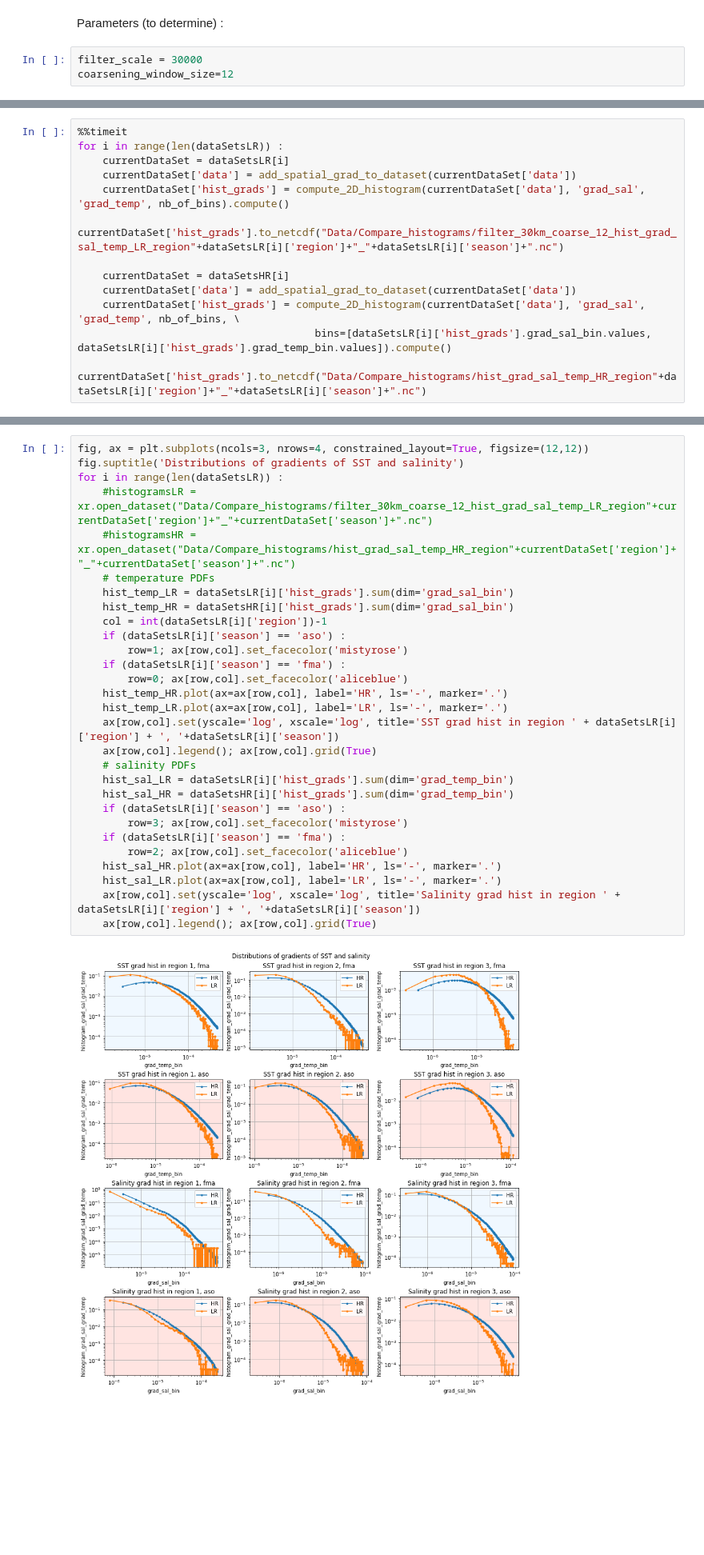
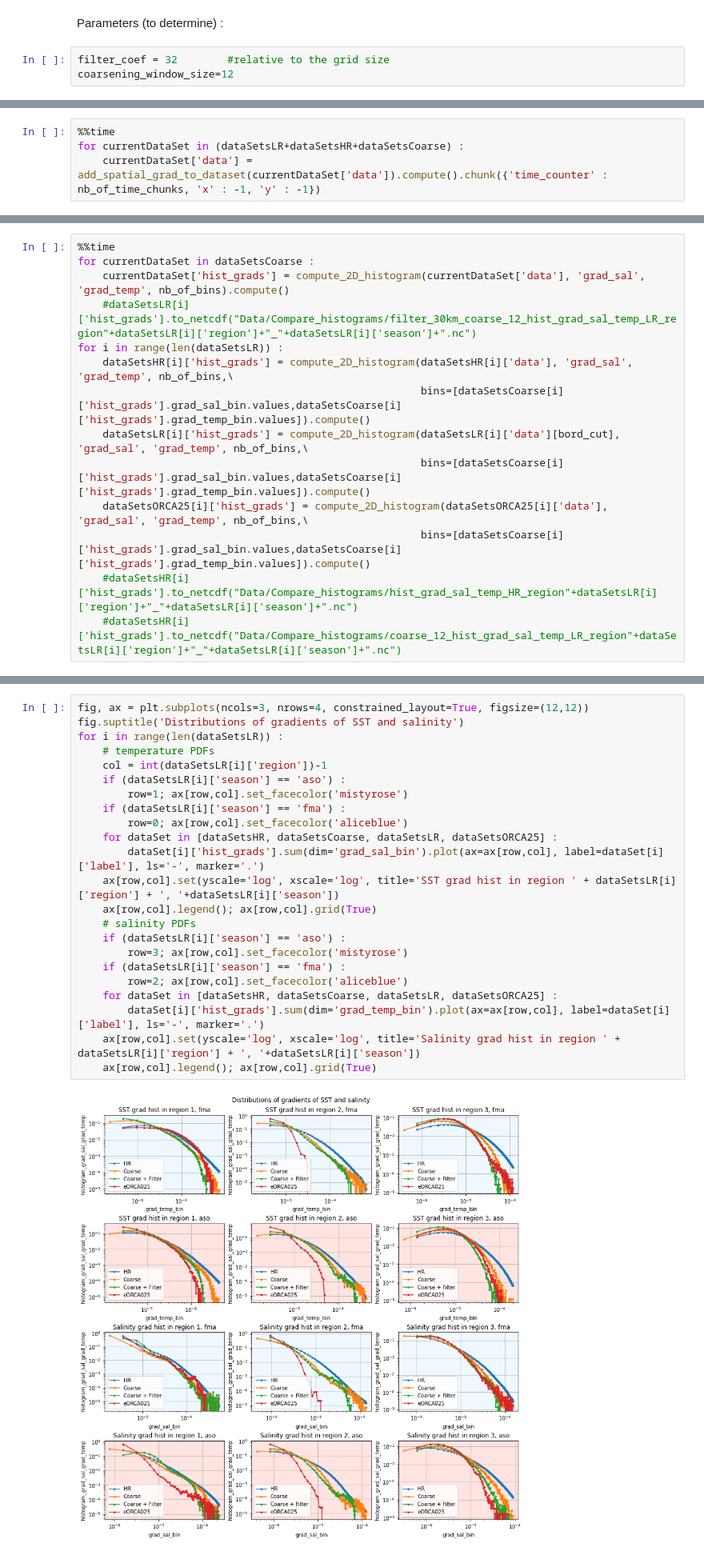
Before and after one commit to anastasiaGor/oceanDataNotebooks, a Jupyter notebook: gcm_filter/histograms_spec_regions.ipynb, the cells around one changed output, grey strips where cells are left out. Shown at 80% size. Cells and saved outputs as stored; diff of their text form; blank space fills up the shorter version.

```diff
--- a/gcm_filter/histograms_spec_regions.ipynb
+++ b/gcm_filter/histograms_spec_regions.ipynb
@@ -190,7 +231,7 @@ Wall time: 1.28 s
 # %% [markdown]
 Parameters (to determine) :
 # %%
-filter_scale = 30000
+filter_coef = 32        #relative to the grid size
 coarsening_window_size=12
 # %%
 def downsample(data, window_size, area_2d, wet_mask) :
@@ -451,14 +492,5 @@ def add_spatial_grad_to_dataset(input_dataset) :
 # %%
-%%timeit
-for i in range(len(dataSetsLR)) :
-    currentDataSet = dataSetsLR[i]
-    currentDataSet['data'] = add_spatial_grad_to_dataset(currentDataSet['data'])
-    currentDataSet['hist_grads'] = compute_2D_histogram(currentDataSet['data'], 'grad_sal', 'grad_temp', nb_of_bins).compute()
-    currentDataSet['hist_grads'].to_netcdf("Data/Compare_histograms/filter_30km_coarse_12_hist_grad_sal_temp_LR_region"+dataSetsLR[i]['region']+"_"+dataSetsLR[i]['season']+".nc")
-
-    currentDataSet = dataSetsHR[i]
-    currentDataSet['data'] = add_spatial_grad_to_dataset(currentDataSet['data'])
-    currentDataSet['hist_grads'] = compute_2D_histogram(currentDataSet['data'], 'grad_sal', 'grad_temp', nb_of_bins, \
-                                      bins=[dataSetsLR[i]['hist_grads'].grad_sal_bin.values, dataSetsLR[i]['hist_grads'].grad_temp_bin.values]).compute()
-    currentDataSet['hist_grads'].to_netcdf("Data/Compare_histograms/hist_grad_sal_temp_HR_region"+dataSetsLR[i]['region']+"_"+dataSetsLR[i]['season']+".nc")
+%%time
+for currentDataSet in (dataSetsLR+dataSetsHR+dataSetsCoarse) :
+    currentDataSet['data'] = add_spatial_grad_to_dataset(currentDataSet['data']).compute().chunk({'time_counter' : nb_of_time_chunks, 'x' : -1, 'y' : -1})
 # %% [output]
@@ -465,0 +499,14 @@ for i in range(len(dataSetsLR)) :
+# %%
+%%time
+for currentDataSet in dataSetsCoarse :
+    currentDataSet['hist_grads'] = compute_2D_histogram(currentDataSet['data'], 'grad_sal', 'grad_temp', nb_of_bins).compute()
+    #dataSetsLR[i]['hist_grads'].to_netcdf("Data/Compare_histograms/filter_30km_coarse_12_hist_grad_sal_temp_LR_region"+dataSetsLR[i]['region']+"_"+dataSetsLR[i]['season']+".nc")
+for i in range(len(dataSetsLR)) :
+    dataSetsHR[i]['hist_grads'] = compute_2D_histogram(dataSetsHR[i]['data'], 'grad_sal', 'grad_temp', nb_of_bins,\
+                                                       bins=[dataSetsCoarse[i]['hist_grads'].grad_sal_bin.values,dataSetsCoarse[i]['hist_grads'].grad_temp_bin.values]).compute()
+    dataSetsLR[i]['hist_grads'] = compute_2D_histogram(dataSetsLR[i]['data'][bord_cut], 'grad_sal', 'grad_temp', nb_of_bins,\
+                                                       bins=[dataSetsCoarse[i]['hist_grads'].grad_sal_bin.values,dataSetsCoarse[i]['hist_grads'].grad_temp_bin.values]).compute()
+    dataSetsORCA25[i]['hist_grads'] = compute_2D_histogram(dataSetsORCA25[i]['data'], 'grad_sal', 'grad_temp', nb_of_bins,\
+                                                       bins=[dataSetsCoarse[i]['hist_grads'].grad_sal_bin.values,dataSetsCoarse[i]['hist_grads'].grad_temp_bin.values]).compute()
+    #dataSetsHR[i]['hist_grads'].to_netcdf("Data/Compare_histograms/hist_grad_sal_temp_HR_region"+dataSetsLR[i]['region']+"_"+dataSetsLR[i]['season']+".nc")
+    #dataSetsHR[i]['hist_grads'].to_netcdf("Data/Compare_histograms/coarse_12_hist_grad_sal_temp_LR_region"+dataSetsLR[i]['region']+"_"+dataSetsLR[i]['season']+".nc")
@@ -466,32 +516,26 @@ for i in range(len(dataSetsLR)) :
 # %%
 fig, ax = plt.subplots(ncols=3, nrows=4, constrained_layout=True, figsize=(12,12))
 fig.suptitle('Distributions of gradients of SST and salinity')
 for i in range(len(dataSetsLR)) :
-    #histogramsLR = xr.open_dataset("Data/Compare_histograms/filter_30km_coarse_12_hist_grad_sal_temp_LR_region"+currentDataSet['region']+"_"+currentDataSet['season']+".nc")
-    #histogramsHR = xr.open_dataset("Data/Compare_histograms/hist_grad_sal_temp_HR_region"+currentDataSet['region']+"_"+currentDataSet['season']+".nc")
     # temperature PDFs
-    hist_temp_LR = dataSetsLR[i]['hist_grads'].sum(dim='grad_sal_bin')
-    hist_temp_HR = dataSetsHR[i]['hist_grads'].sum(dim='grad_sal_bin')
     col = int(dataSetsLR[i]['region'])-1
     if (dataSetsLR[i]['season'] == 'aso') :
         row=1; ax[row,col].set_facecolor('mistyrose')
     if (dataSetsLR[i]['season'] == 'fma') :
         row=0; ax[row,col].set_facecolor('aliceblue')
-    hist_temp_HR.plot(ax=ax[row,col], label='HR', ls='-', marker='.')
-    hist_temp_LR.plot(ax=ax[row,col], label='LR', ls='-', marker='.')
+    for dataSet in [dataSetsHR, dataSetsCoarse, dataSetsLR, dataSetsORCA25] :
+        dataSet[i]['hist_grads'].sum(dim='grad_sal_bin').plot(ax=ax[row,col], label=dataSet[i]['label'], ls='-', marker='.')
     ax[row,col].set(yscale='log', xscale='log', title='SST grad hist in region ' + dataSetsLR[i]['region'] + ', '+dataSetsLR[i]['season'])
     ax[row,col].legend(); ax[row,col].grid(True)
     # salinity PDFs
-    hist_sal_LR = dataSetsLR[i]['hist_grads'].sum(dim='grad_temp_bin')
-    hist_sal_HR = dataSetsHR[i]['hist_grads'].sum(dim='grad_temp_bin')
     if (dataSetsLR[i]['season'] == 'aso') :
         row=3; ax[row,col].set_facecolor('mistyrose')
     if (dataSetsLR[i]['season'] == 'fma') :
         row=2; ax[row,col].set_facecolor('aliceblue')
-    hist_sal_HR.plot(ax=ax[row,col], label='HR', ls='-', marker='.')
-    hist_sal_LR.plot(ax=ax[row,col], label='LR', ls='-', marker='.')
+    for dataSet in [dataSetsHR, dataSetsCoarse, dataSetsLR, dataSetsORCA25] :
+        dataSet[i]['hist_grads'].sum(dim='grad_temp_bin').plot(ax=ax[row,col], label=dataSet[i]['label'], ls='-', marker='.')
     ax[row,col].set(yscale='log', xscale='log', title='Salinity grad hist in region ' + dataSetsLR[i]['region'] + ', '+dataSetsLR[i]['season'])
     ax[row,col].legend(); ax[row,col].grid(True)
 # %% [output]
-[figure, old version]
+[figure, new version]
 # %%
```
Also changed, not shown: parts of 70 cells of this notebook.
